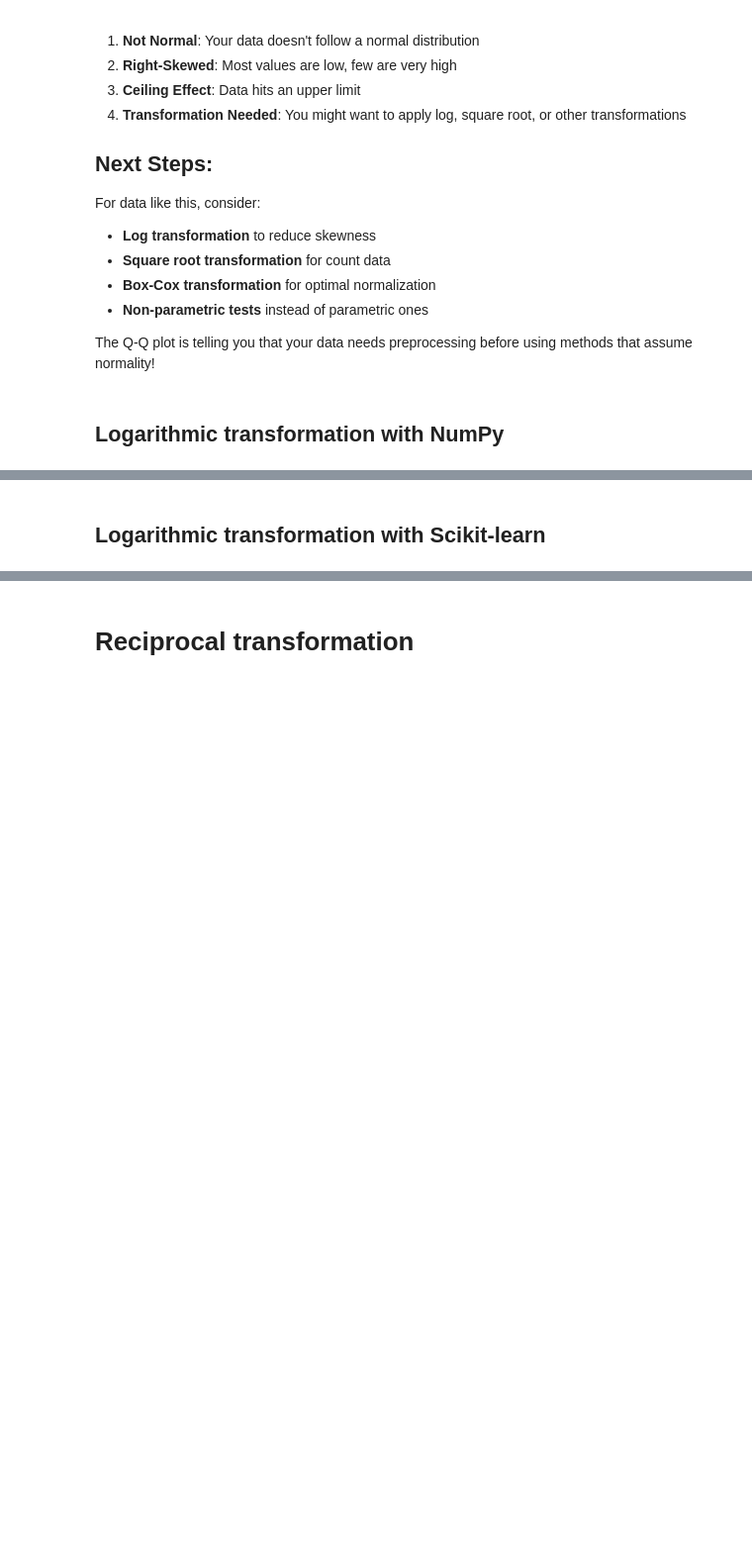
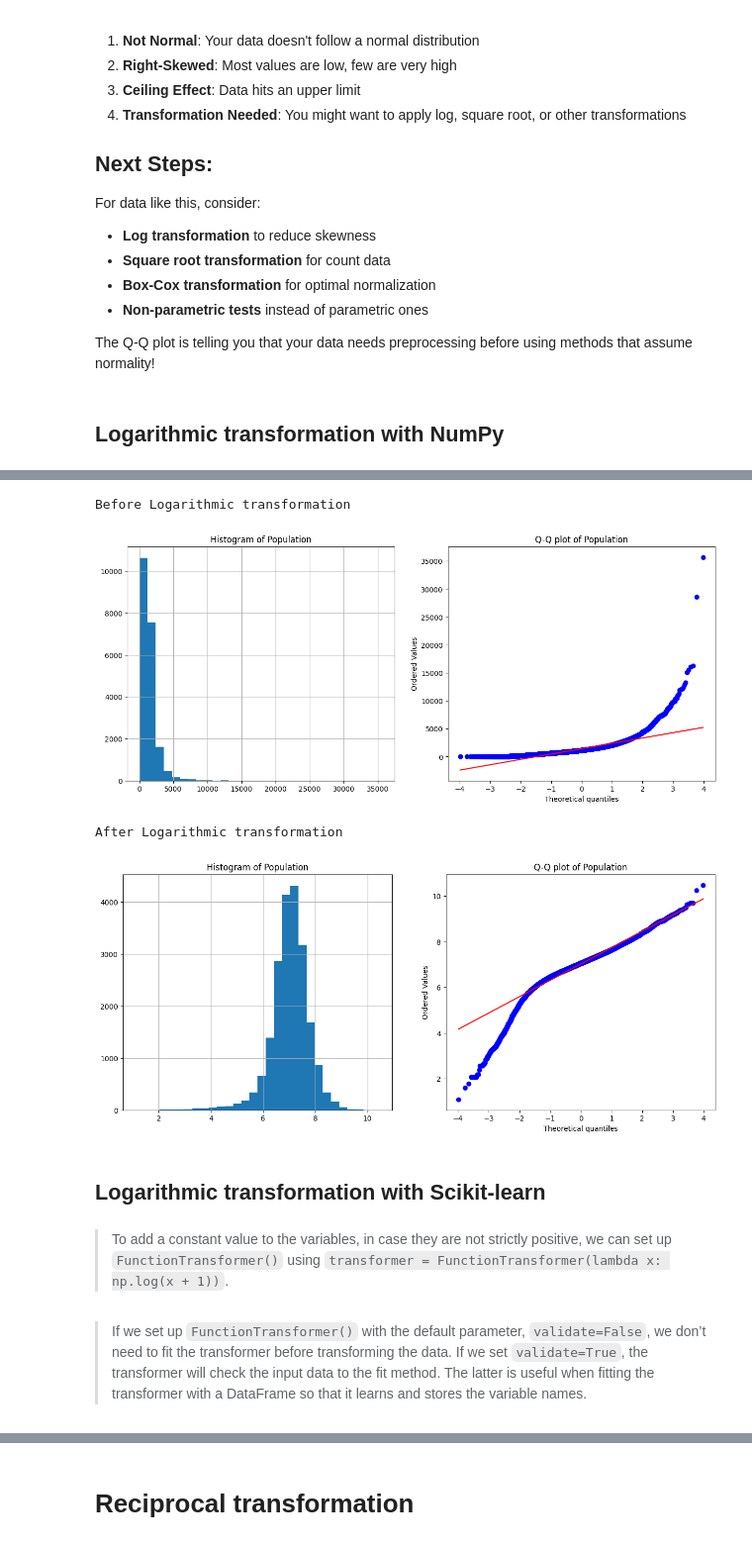
Before and after one commit to carloshgalvan95/Ciencia_Analitica_Datos, a Jupyter notebook: Modules/03_module/Transforming Numerical Variables/Transformation.ipynb, the cells around one changed output, grey strips where cells are left out. Shown at 99% size. Saved outputs shown, nothing was run; the diff lists cells and outputs as text; code cells hidden in the pictures; blank space fills up the shorter version.

```diff
--- a/Modules/03_module/Transforming Numerical Variables/Transformation.ipynb
+++ b/Modules/03_module/Transforming Numerical Variables/Transformation.ipynb
@@ -187,3 +213,13 @@ diagnostic_plots(X_tf, "Population")
+# %%
+print("Before Logarithmic transformation")
+diagnostic_plots(X, "Population")
+print("After Logarithmic transformation")
+diagnostic_plots(X_tf, "Population")
+# %% [output]
+Before Logarithmic transformation
+[figure, added]
+After Logarithmic transformation
+[figure, added]
 # %% [markdown]
 ## Logarithmic transformation with Scikit-learn
 # %%
@@ -204,0 +236,4 @@ X_tf[variables] = transformer.transform(X[variables])
+# %% [markdown]
+>To add a constant value to the variables, in case they are not strictly positive, we can set up `FunctionTransformer()` using `transformer = FunctionTransformer(lambda x: np.log(x + 1))`.
+# %% [markdown]
+>If we set up `FunctionTransformer()` with the default parameter, `validate=False`, we don’t need to fit the transformer before transforming the data. If we set `validate=True`, the transformer will check the input data to the fit method. The latter is useful when fitting the transformer with a DataFrame so that it learns and stores the variable names.
```
Also changed, not shown: parts of 25 cells of this notebook.
